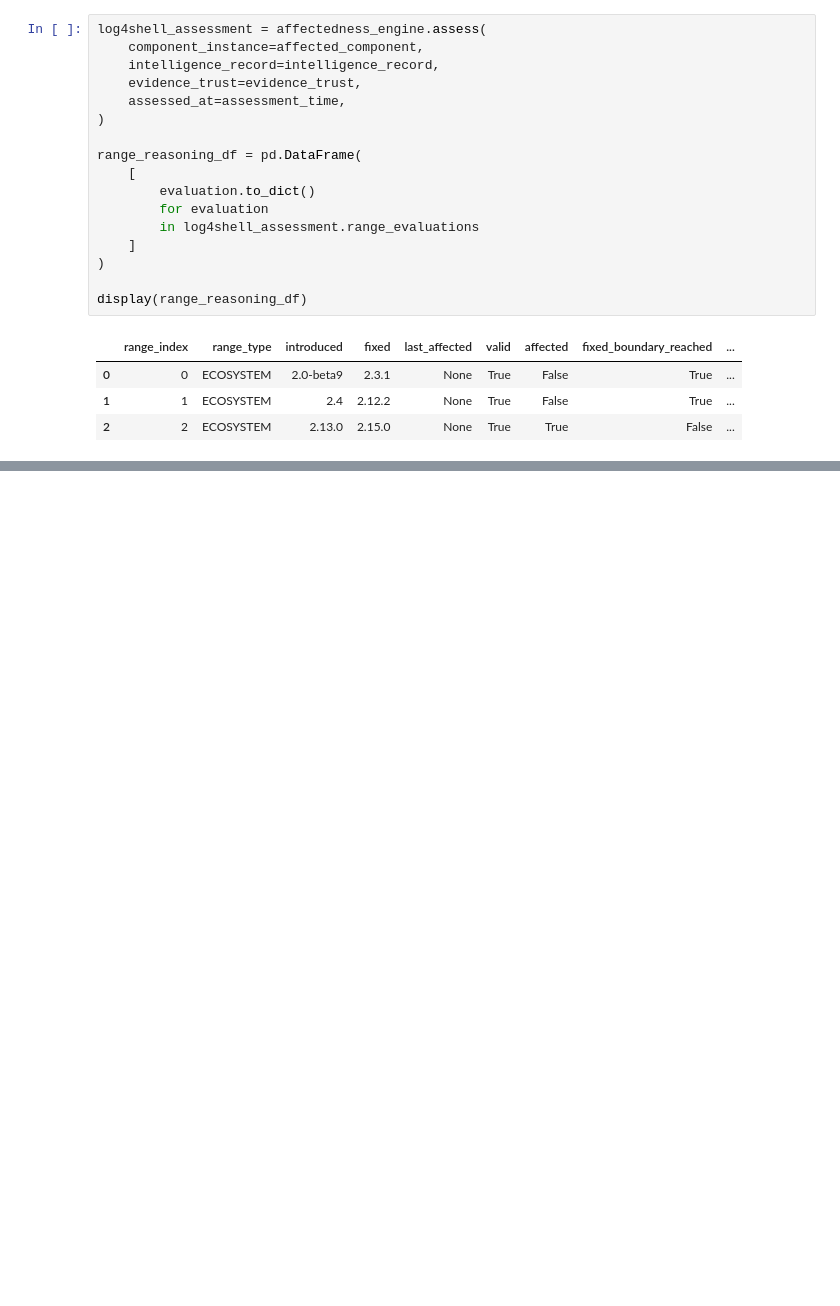
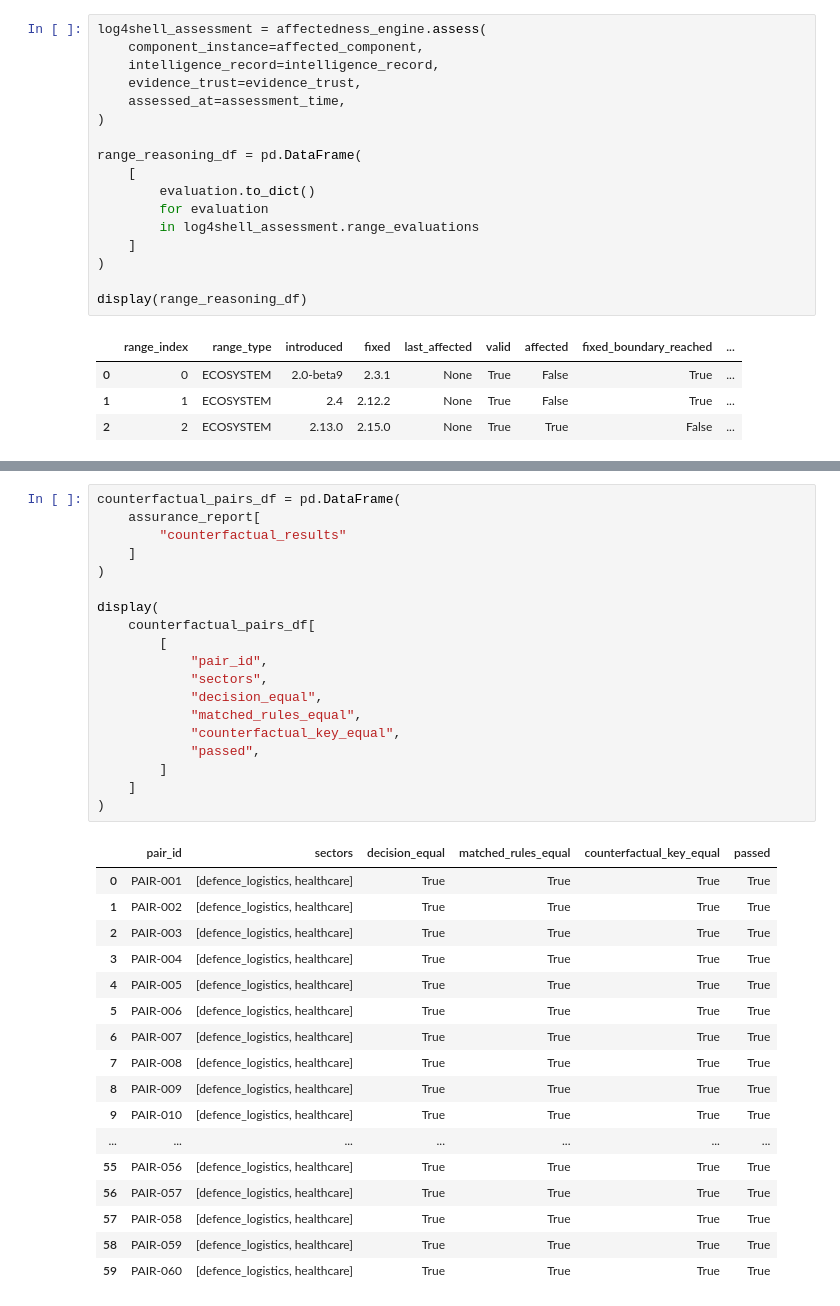
Before and after one commit to keyurck7/aegissec-fedops, a Jupyter notebook: notebooks/AegisSec-3.ipynb, the cells around one changed output, grey strips where cells are left out. Drawn from its saved outputs; the diff is of its cells as text; blank space fills up the shorter version.

```diff
--- a/notebooks/AegisSec-3.ipynb
+++ b/notebooks/AegisSec-3.ipynb
@@ -787,0 +1300,37 @@ display(range_reasoning_df)
+# %%
+counterfactual_pairs_df = pd.DataFrame(
+    assurance_report[
+        "counterfactual_results"
+    ]
+)
+
+display(
+    counterfactual_pairs_df[
+        [
+            "pair_id",
+            "sectors",
+            "decision_equal",
+            "matched_rules_equal",
+            "counterfactual_key_equal",
+            "passed",
+        ]
+    ]
+)
+# %% [output]
+|  | pair_id | sectors | decision_equal | matched_rules_equal | counterfactual_key_equal | passed |
+| 0 | PAIR-001 | [defence_logistics, healthcare] | True | True | True | True |
+| 1 | PAIR-002 | [defence_logistics, healthcare] | True | True | True | True |
+| 2 | PAIR-003 | [defence_logistics, healthcare] | True | True | True | True |
+| 3 | PAIR-004 | [defence_logistics, healthcare] | True | True | True | True |
+| 4 | PAIR-005 | [defence_logistics, healthcare] | True | True | True | True |
+| 5 | PAIR-006 | [defence_logistics, healthcare] | True | True | True | True |
+| 6 | PAIR-007 | [defence_logistics, healthcare] | True | True | True | True |
+| 7 | PAIR-008 | [defence_logistics, healthcare] | True | True | True | True |
+| 8 | PAIR-009 | [defence_logistics, healthcare] | True | True | True | True |
+| 9 | PAIR-010 | [defence_logistics, healthcare] | True | True | True | True |
+| ... | ... | ... | ... | ... | ... | ... |
+| 55 | PAIR-056 | [defence_logistics, healthcare] | True | True | True | True |
+| 56 | PAIR-057 | [defence_logistics, healthcare] | True | True | True | True |
+| 57 | PAIR-058 | [defence_logistics, healthcare] | True | True | True | True |
+| 58 | PAIR-059 | [defence_logistics, healthcare] | True | True | True | True |
+| 59 | PAIR-060 | [defence_logistics, healthcare] | True | True | True | True |
```
Also changed, not shown: parts of 8 cells of this notebook, 10 other files.
